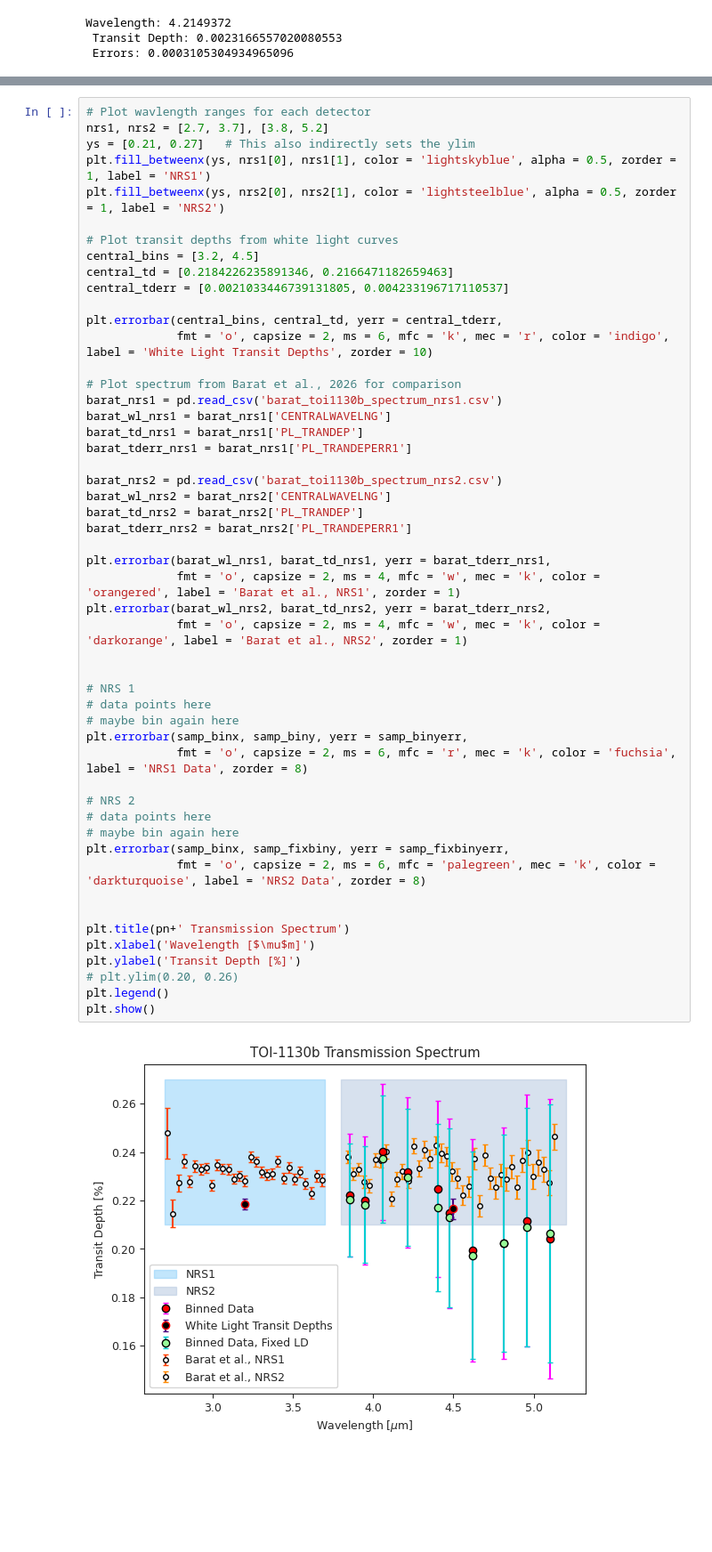
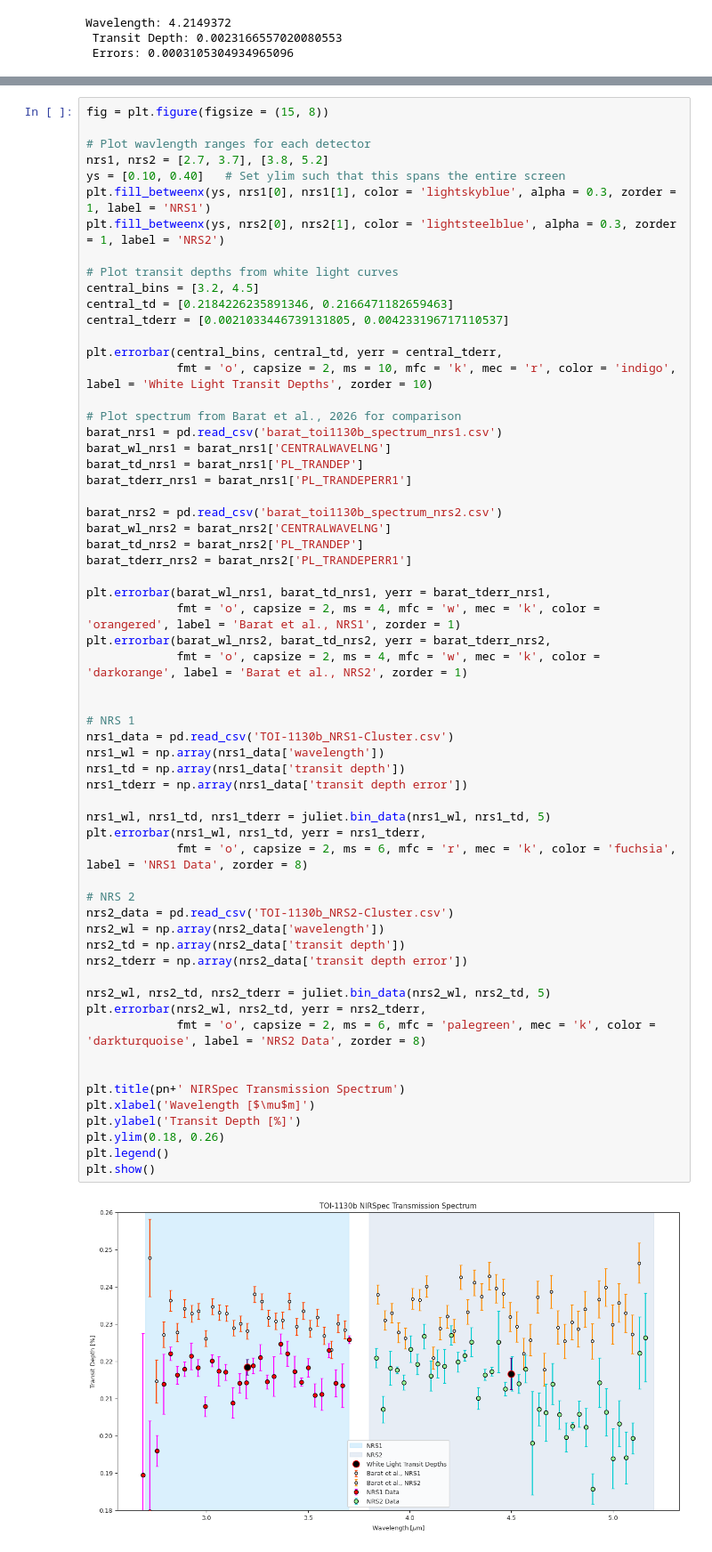
Before and after one commit to m23lau/subneptune, a Jupyter notebook: nirspec_lc_fit_notebook.ipynb, the cells around one changed output, grey strips where cells are left out. Shown at 89% size. Drawn from its saved outputs; the diff is of its cells as text; blank space fills up the shorter version.

```diff
--- a/nirspec_lc_fit_notebook.ipynb
+++ b/nirspec_lc_fit_notebook.ipynb
@@ -506,9 +570,11 @@ Detected dynamic_dynesty sampler output files --- extracting from TOI-1130b_3.52
 # %%
+fig = plt.figure(figsize = (15, 8))
+
 # Plot wavlength ranges for each detector
 nrs1, nrs2 = [2.7, 3.7], [3.8, 5.2]
-ys = [0.21, 0.27]   # This also indirectly sets the ylim
-plt.fill_betweenx(ys, nrs1[0], nrs1[1], color = 'lightskyblue', alpha = 0.5, zorder = 1, label = 'NRS1')
-plt.fill_betweenx(ys, nrs2[0], nrs2[1], color = 'lightsteelblue', alpha = 0.5, zorder = 1, label = 'NRS2')
+ys = [0.10, 0.40]   # Set ylim such that this spans the entire screen
+plt.fill_betweenx(ys, nrs1[0], nrs1[1], color = 'lightskyblue', alpha = 0.3, zorder = 1, label = 'NRS1')
+plt.fill_betweenx(ys, nrs2[0], nrs2[1], color = 'lightsteelblue', alpha = 0.3, zorder = 1, label = 'NRS2')
 
 # Plot transit depths from white light curves
 central_bins = [3.2, 4.5]
@@ -516,43 +582,51 @@ central_td = [0.2184226235891346, 0.2166471182659463]
 central_tderr = [0.0021033446739131805, 0.004233196717110537]
 
 plt.errorbar(central_bins, central_td, yerr = central_tderr,
-             fmt = 'o', capsize = 2, ms = 6, mfc = 'k', mec = 'r', color = 'indigo', label = 'White Light Transit Depths', zorder = 10)
+             fmt = 'o', capsize = 2, ms = 10, mfc = 'k', mec = 'r', color = 'indigo', label = 'White Light Transit Depths', zorder = 10)
 
 # Plot spectrum from Barat et al., 2026 for comparison
 barat_nrs1 = pd.read_csv('barat_toi1130b_spectrum_nrs1.csv')
 barat_wl_nrs1 = barat_nrs1['CENTRALWAVELNG']
 barat_td_nrs1 = barat_nrs1['PL_TRANDEP']
 barat_tderr_nrs1 = barat_nrs1['PL_TRANDEPERR1']
 
 barat_nrs2 = pd.read_csv('barat_toi1130b_spectrum_nrs2.csv')
 barat_wl_nrs2 = barat_nrs2['CENTRALWAVELNG']
 barat_td_nrs2 = barat_nrs2['PL_TRANDEP']
 barat_tderr_nrs2 = barat_nrs2['PL_TRANDEPERR1']
 
 plt.errorbar(barat_wl_nrs1, barat_td_nrs1, yerr = barat_tderr_nrs1,
              fmt = 'o', capsize = 2, ms = 4, mfc = 'w', mec = 'k', color = 'orangered', label = 'Barat et al., NRS1', zorder = 1)
 plt.errorbar(barat_wl_nrs2, barat_td_nrs2, yerr = barat_tderr_nrs2,
              fmt = 'o', capsize = 2, ms = 4, mfc = 'w', mec = 'k', color = 'darkorange', label = 'Barat et al., NRS2', zorder = 1)
 
 
 # NRS 1
-# data points here
-# maybe bin again here
-plt.errorbar(samp_binx, samp_biny, yerr = samp_binyerr,
+nrs1_data = pd.read_csv('TOI-1130b_NRS1-Cluster.csv')
+nrs1_wl = np.array(nrs1_data['wavelength'])
+nrs1_td = np.array(nrs1_data['transit depth'])
+nrs1_tderr = np.array(nrs1_data['transit depth error'])
+
+nrs1_wl, nrs1_td, nrs1_tderr = juliet.bin_data(nrs1_wl, nrs1_td, 5)
+plt.errorbar(nrs1_wl, nrs1_td, yerr = nrs1_tderr,
              fmt = 'o', capsize = 2, ms = 6, mfc = 'r', mec = 'k', color = 'fuchsia', label = 'NRS1 Data', zorder = 8)
 
 # NRS 2
-# data points here
-# maybe bin again here
-plt.errorbar(samp_binx, samp_fixbiny, yerr = samp_fixbinyerr,
+nrs2_data = pd.read_csv('TOI-1130b_NRS2-Cluster.csv')
+nrs2_wl = np.array(nrs2_data['wavelength'])
+nrs2_td = np.array(nrs2_data['transit depth'])
+nrs2_tderr = np.array(nrs2_data['transit depth error'])
+
+nrs2_wl, nrs2_td, nrs2_tderr = juliet.bin_data(nrs2_wl, nrs2_td, 5)
+plt.errorbar(nrs2_wl, nrs2_td, yerr = nrs2_tderr,
              fmt = 'o', capsize = 2, ms = 6, mfc = 'palegreen', mec = 'k', color = 'darkturquoise', label = 'NRS2 Data', zorder = 8)
 
 
-plt.title(pn+' Transmission Spectrum')
+plt.title(pn+' NIRSpec Transmission Spectrum')
 plt.xlabel('Wavelength [$\mu$m]')
 plt.ylabel('Transit Depth [%]')
-# plt.ylim(0.20, 0.26)
+plt.ylim(0.18, 0.26)
 plt.legend()
 plt.show()
 # %% [output]
-[figure, old version]
+[figure, new version]
```
Also changed, not shown: parts of 6 cells of this notebook.
